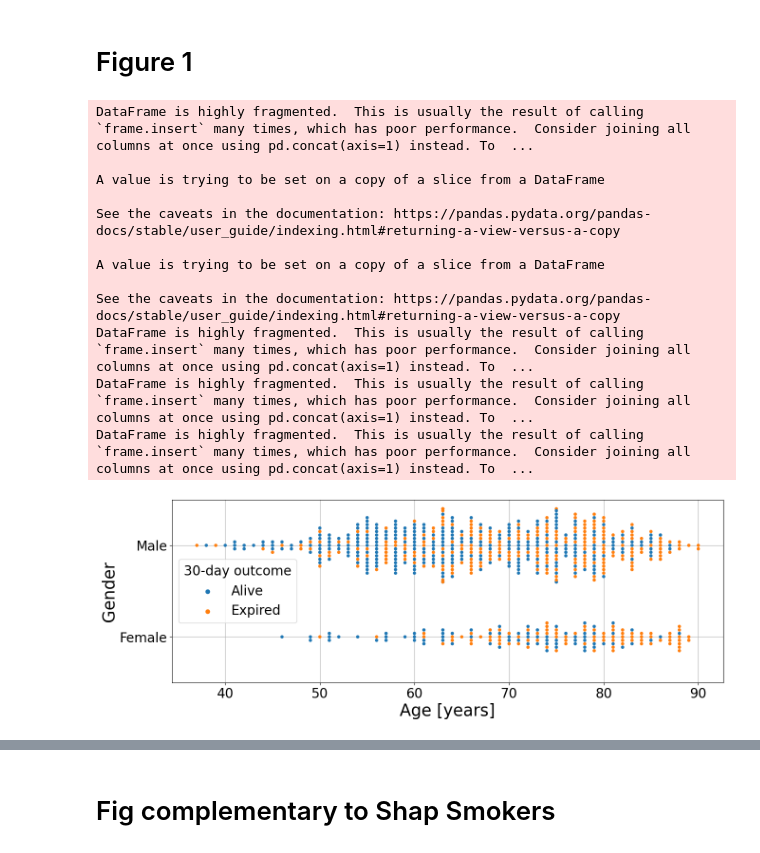
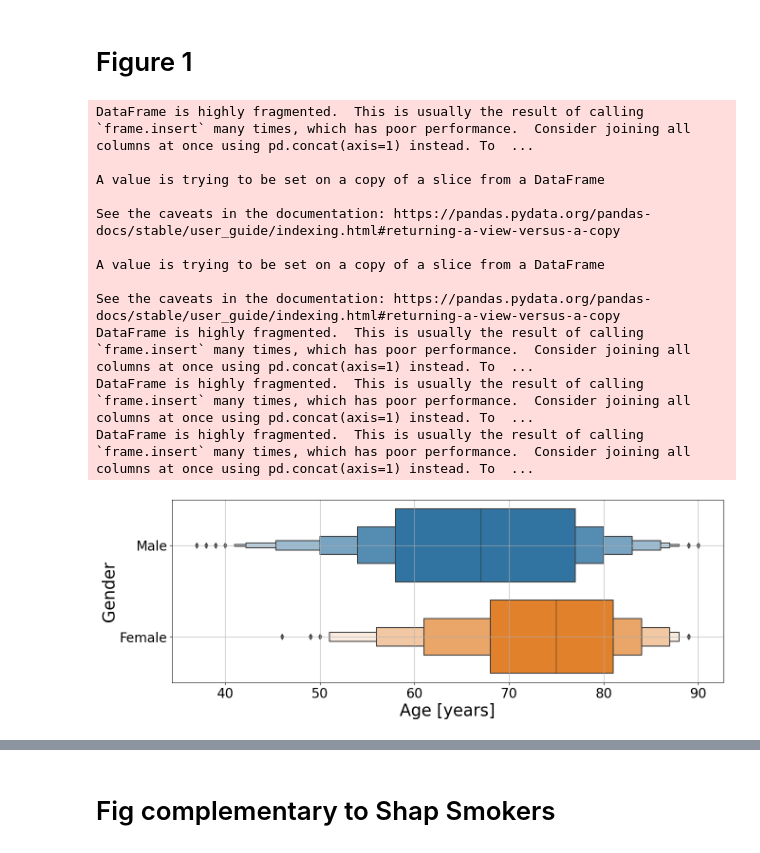
Before and after one commit to N-Nieto/MACRO_experiments, a Jupyter notebook: code/plot_figures_paper_v2.ipynb, the cells around one changed output, grey strips where cells are left out. Drawn from its saved outputs; the diff is of its cells as text; code cells hidden in the pictures.

```diff
--- a/code/plot_figures_paper_v2.ipynb
+++ b/code/plot_figures_paper_v2.ipynb
@@ -51,32 +51,32 @@ data = get_data_from_features(patient_info, patient_features)
 patient_measures = pd.concat([data, y["fu_ce_death_le30d_yn"]], axis=1)
 
 patient_measures.rename(columns={"had_dem_age_yr": "Age"}, inplace=True)
 
 patient_measures.rename(columns={"had_dem_male_yn": "Gender"}, inplace=True)
 a = patient_measures["Gender"].unique()
 patient_measures["Gender"].replace({1: "Male", 0: "Female", a[2]: "Male"}, inplace=True)
 patient_measures.rename(columns={"fu_ce_death_le30d_yn": "30-day outcome"}, inplace=True)
 patient_measures["30-day outcome"].replace({1: "Expired", 0: "Alive",}, inplace=True)
 
 fig, ax = plt.subplots(1, 1, figsize=[15, 5])
 
-sns.swarmplot(data=patient_measures, x="Age", hue="30-day outcome",
+sns.boxenplot(data=patient_measures, x="Age",
               ax=ax, y="Gender")
 plt.xlabel("Age [years]")
 plt.grid(["x"])
 plt.ylabel("Gender")
 plt.show()
 # %% [output]
 DataFrame is highly fragmented.  This is usually the result of calling `frame.insert` many times, which has poor performance.  Consider joining all columns at once using pd.concat(axis=1) instead. To  ...
 
 A value is trying to be set on a copy of a slice from a DataFrame
 
 See the caveats in the documentation: https://pandas.pydata.org/pandas-docs/stable/user_guide/indexing.html#returning-a-view-versus-a-copy
 
 A value is trying to be set on a copy of a slice from a DataFrame
 
 See the caveats in the documentation: https://pandas.pydata.org/pandas-docs/stable/user_guide/indexing.html#returning-a-view-versus-a-copy
 DataFrame is highly fragmented.  This is usually the result of calling `frame.insert` many times, which has poor performance.  Consider joining all columns at once using pd.concat(axis=1) instead. To  ...
 DataFrame is highly fragmented.  This is usually the result of calling `frame.insert` many times, which has poor performance.  Consider joining all columns at once using pd.concat(axis=1) instead. To  ...
 DataFrame is highly fragmented.  This is usually the result of calling `frame.insert` many times, which has poor performance.  Consider joining all columns at once using pd.concat(axis=1) instead. To  ...
-[figure, old version]
+[figure, new version]
```
Also changed, not shown: parts of 15 cells of this notebook, 6 other files.
